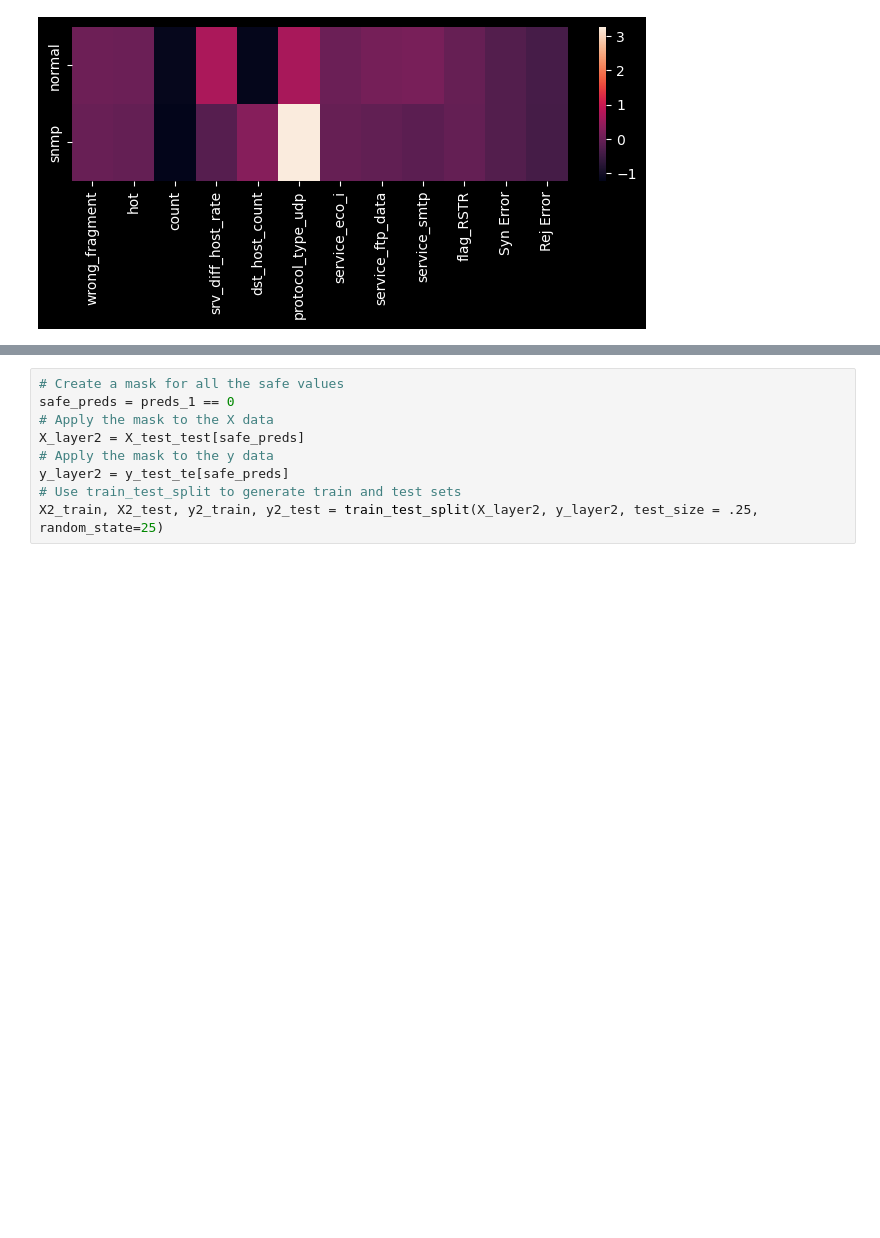
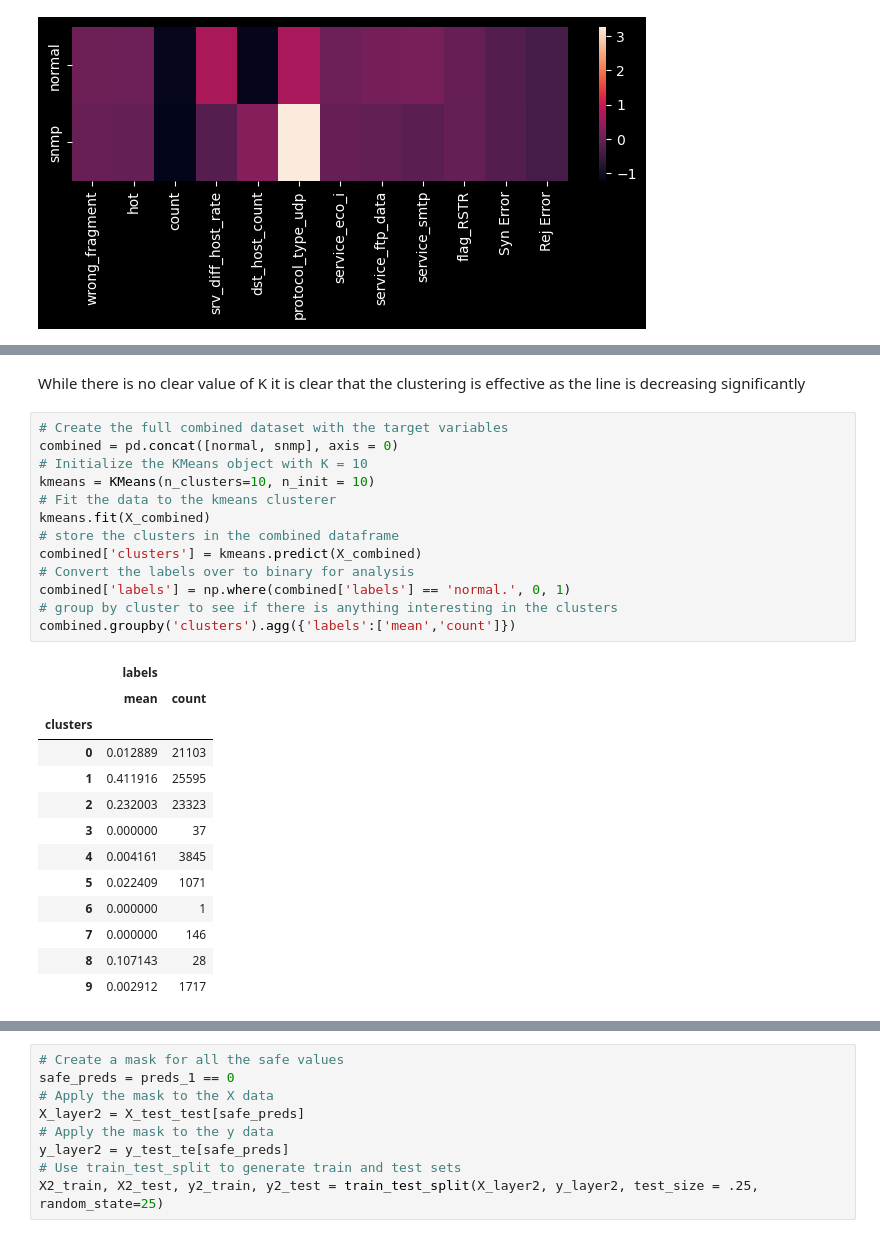
Before and after one commit to Jewdah18/Network-Intrusions, a Jupyter notebook: notebooks/Modelling.ipynb, the cells around one changed output, grey strips where cells are left out. Cells and saved outputs as stored; diff of their text form; blank space fills up the shorter version.

```diff
--- a/notebooks/Modelling.ipynb
+++ b/notebooks/Modelling.ipynb
@@ -624,0 +647,29 @@ Below I separate out the test data into the safe predictions that the model made
+# %% [markdown]
+While there is no clear value of K it is clear that the clustering is effective as the line is decreasing significantly
+# %%
+# Create the full combined dataset with the target variables
+combined = pd.concat([normal, snmp], axis = 0)
+# Initialize the KMeans object with K = 10
+kmeans = KMeans(n_clusters=10, n_init = 10)
+# Fit the data to the kmeans clusterer
+kmeans.fit(X_combined)
+# store the clusters in the combined dataframe
+combined['clusters'] = kmeans.predict(X_combined)
+# Convert the labels over to binary for analysis
+combined['labels'] = np.where(combined['labels'] == 'normal.', 0, 1)
+# group by cluster to see if there is anything interesting in the clusters
+combined.groupby('clusters').agg({'labels':['mean','count']})
+# %% [output]
+|  | labels |  |
+|  | mean | count |
+| clusters |  |  |
+| 0 | 0.012889 | 21103 |
+| 1 | 0.411916 | 25595 |
+| 2 | 0.232003 | 23323 |
+| 3 | 0.000000 | 37 |
+| 4 | 0.004161 | 3845 |
+| 5 | 0.022409 | 1071 |
+| 6 | 0.000000 | 1 |
+| 7 | 0.000000 | 146 |
+| 8 | 0.107143 | 28 |
+| 9 | 0.002912 | 1717 |
```
Also changed, not shown: parts of 47 cells of this notebook.
